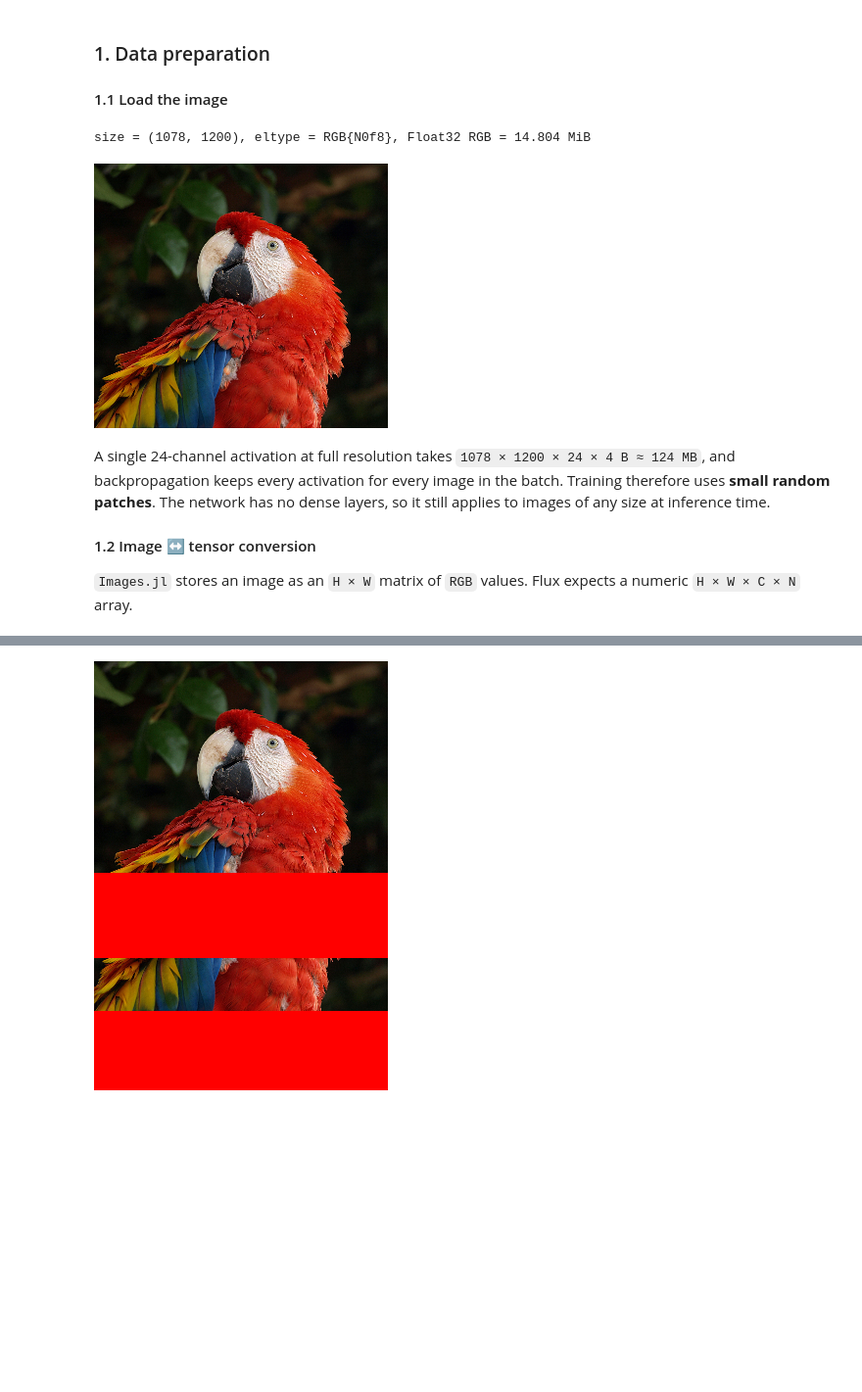
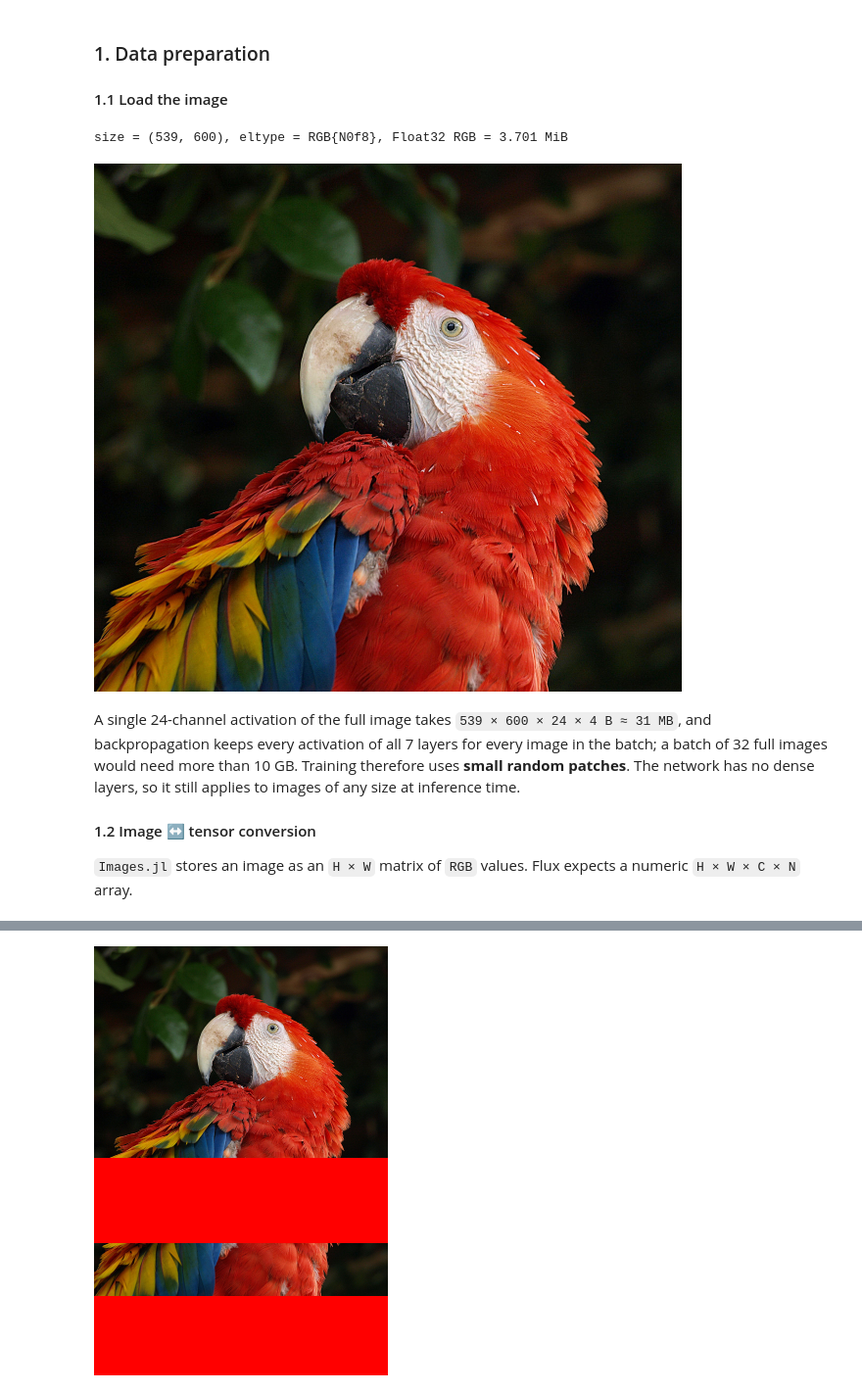
Before and after one commit to rwttr/Eco-workshop-n8, a Jupyter notebook: 02_denoise_training.ipynb, the cells around one changed output, grey strips where cells are left out. Shown at 98% size. Saved outputs shown, nothing was run; the diff lists cells and outputs as text; code cells hidden in the pictures; blank space fills up the shorter version.

```diff
--- a/02_denoise_training.ipynb
+++ b/02_denoise_training.ipynb
@@ -29,13 +29,13 @@ Julia threads: 1
 # %%
 img = load("image.png")
 println("size = ", size(img), ", eltype = ", eltype(img),
         ", Float32 RGB = ", Base.format_bytes(3 * length(img) * sizeof(Float32)))
-imresize(img; ratio=1/4)
+img
 # %% [output]
-size = (1078, 1200), eltype = RGB{N0f8}, Float32 RGB = 14.804 MiB
+size = (539, 600), eltype = RGB{N0f8}, Float32 RGB = 3.701 MiB
-[figure, old version]
+[figure, new version]
 # %% [markdown]
-A single 24-channel activation at full resolution takes `1078 × 1200 × 24 × 4 B ≈ 124 MB`, and backpropagation keeps every activation for every image in the batch. Training therefore uses **small random patches**. The network has no dense layers, so it still applies to images of any size at inference time.
+A single 24-channel activation of the full image takes `539 × 600 × 24 × 4 B ≈ 31 MB`, and backpropagation keeps every activation of all 7 layers for every image in the batch; a batch of 32 full images would need more than 10 GB. Training therefore uses **small random patches**. The network has no dense layers, so it still applies to images of any size at inference time.
 
 #### 1.2 Image ↔ tensor conversion
 `Images.jl` stores an image as an `H × W` matrix of `RGB` values. Flux expects a numeric `H × W × C × N` array.
```
Also changed, not shown: parts of 14 cells of this notebook, 9 other files.
